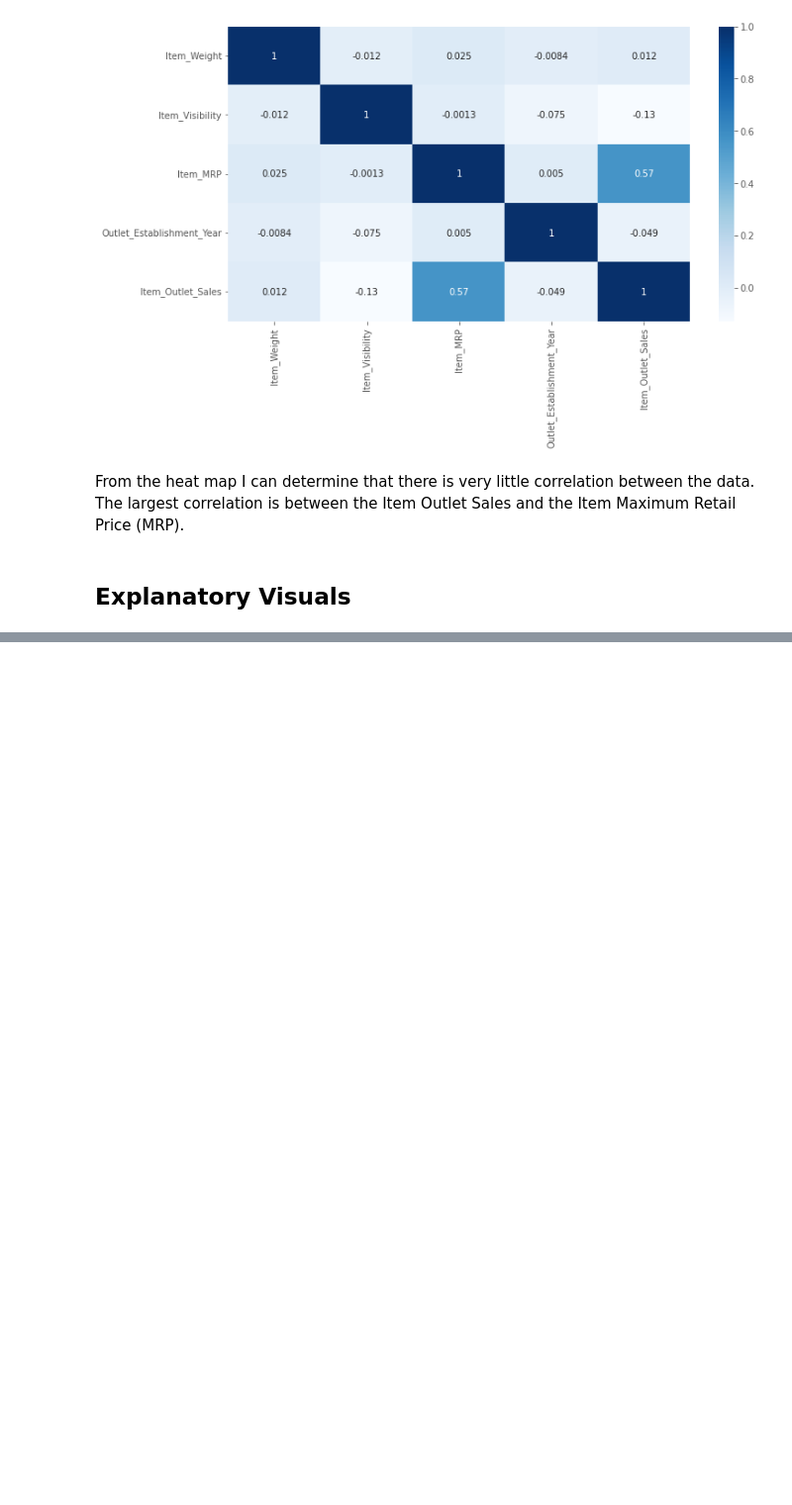
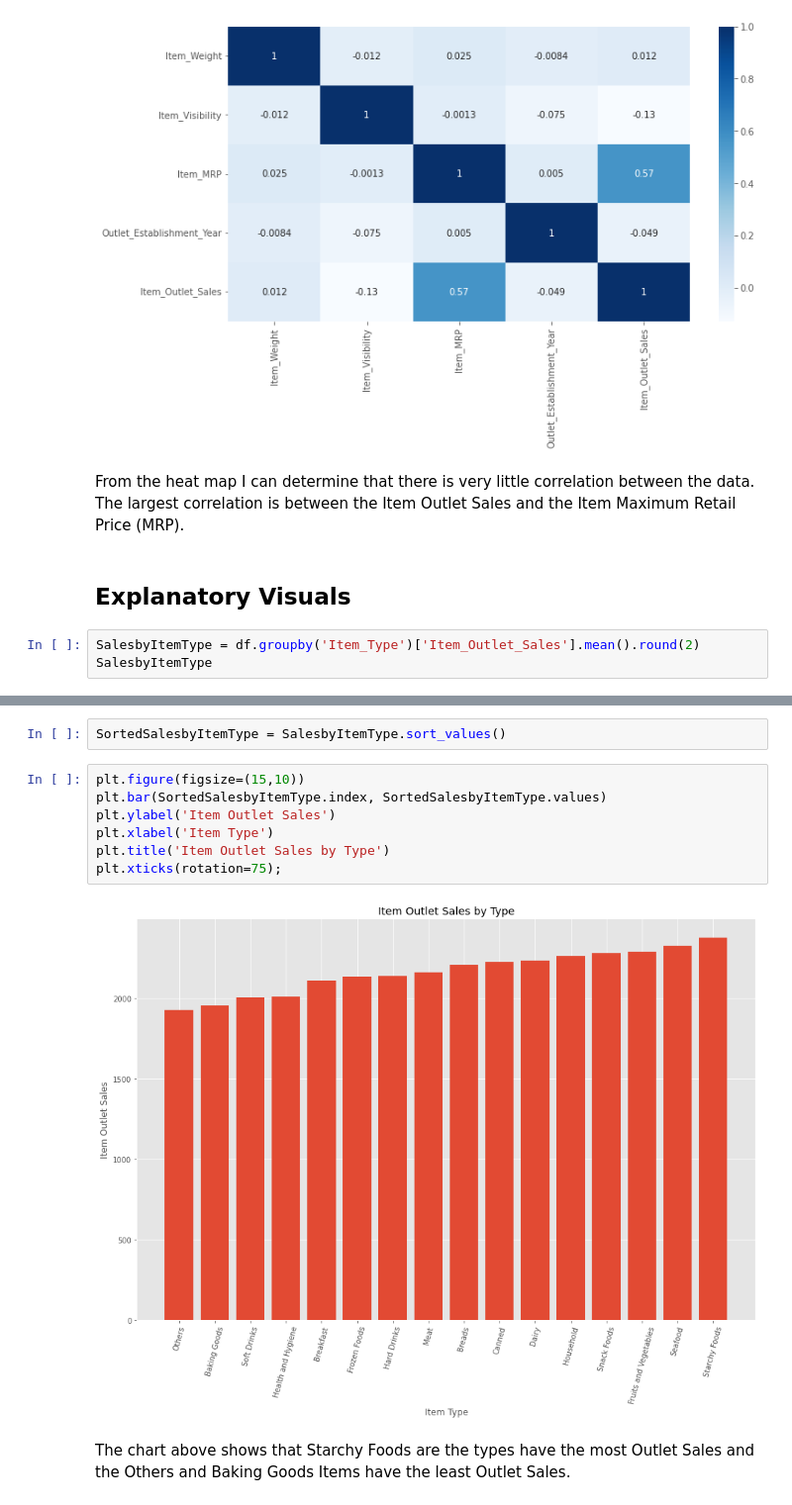
Before and after one commit to daisy-rivera/Sales-Predictions, a Jupyter notebook: Project1_Part3.ipynb, the cells around one changed output, grey strips where cells are left out. Shown at 99% size. Cells and saved outputs as stored; diff of their text form; blank space fills up the shorter version.

```diff
--- a/Project1_Part3.ipynb
+++ b/Project1_Part3.ipynb
@@ -298,3 +298,6 @@ sns.heatmap(df.corr(),annot=True,cmap='Blues');
 From the heat map I can determine that there is very little correlation between the data. The largest correlation is between the Item Outlet Sales and the Item Maximum Retail Price (MRP).
 # %% [markdown]
 ## Explanatory Visuals
+# %%
+SalesbyItemType = df.groupby('Item_Type')['Item_Outlet_Sales'].mean().round(2)
+SalesbyItemType
@@ -300,0 +323,13 @@ From the heat map I can determine that there is very little correlation between
+# %%
+SortedSalesbyItemType = SalesbyItemType.sort_values()
+# %%
+plt.figure(figsize=(15,10))
+plt.bar(SortedSalesbyItemType.index, SortedSalesbyItemType.values)
+plt.ylabel('Item Outlet Sales')
+plt.xlabel('Item Type')
+plt.title('Item Outlet Sales by Type')
+plt.xticks(rotation=75);
+# %% [output]
+[figure, added]
+# %% [markdown]
+The chart above shows that Starchy Foods are the types have the most Outlet Sales and the Others and Baking Goods Items have the least Outlet Sales.
```
Also changed, not shown: parts of 10 cells of this notebook.
